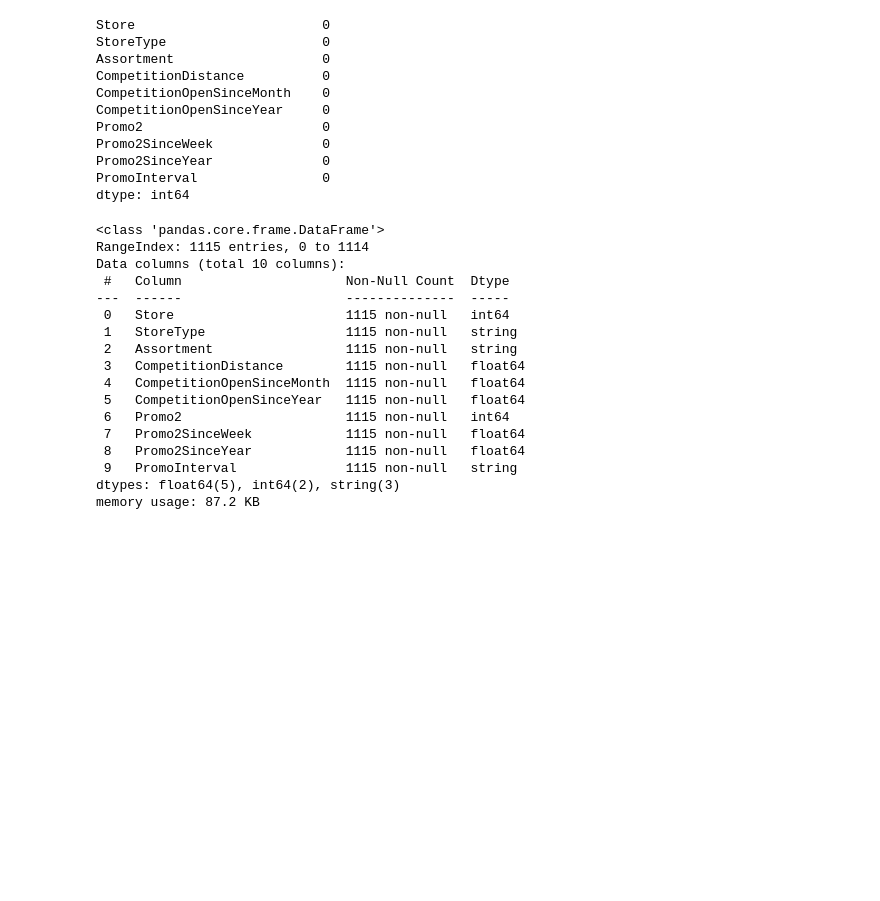
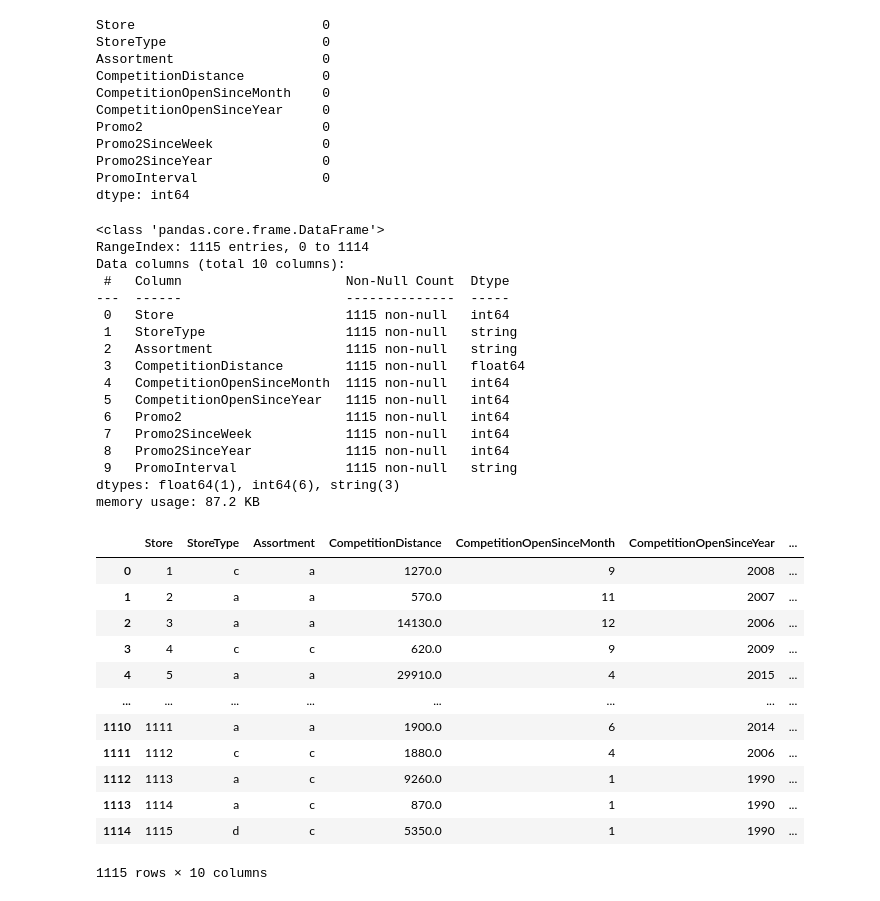
Before and after one commit to tesfayealex/Pharmaceutical-Sales-prediction, a Jupyter notebook: notebooks/EDA.ipynb, the cells around one changed output. Cells and saved outputs as stored; diff of their text form; code cells hidden in the pictures; blank space fills up the shorter version.

```diff
--- a/notebooks/EDA.ipynb
+++ b/notebooks/EDA.ipynb
@@ -117,9 +114,7 @@ Promo2SinceYear              0
 PromoInterval                0
 dtype: int64
 # %%
-store_df = cleaner.fix_datatypes(store_df,['PromoInterval'])
-store_df = cleaner.fix_datatypes(store_df,['StoreType'])
-store_df = cleaner.fix_datatypes(store_df,['Assortment'])
+store_df = cleaner.fix_datatypes(store_df)
 store_df.info()
 # %% [output]
 <class 'pandas.core.frame.DataFrame'>
@@ -131,11 +126,28 @@ Data columns (total 10 columns):
  1   StoreType                  1115 non-null   string
  2   Assortment                 1115 non-null   string
  3   CompetitionDistance        1115 non-null   float64
- 4   CompetitionOpenSinceMonth  1115 non-null   float64
- 5   CompetitionOpenSinceYear   1115 non-null   float64
+ 4   CompetitionOpenSinceMonth  1115 non-null   int64
+ 5   CompetitionOpenSinceYear   1115 non-null   int64
  6   Promo2                     1115 non-null   int64
- 7   Promo2SinceWeek            1115 non-null   float64
- 8   Promo2SinceYear            1115 non-null   float64
+ 7   Promo2SinceWeek            1115 non-null   int64
+ 8   Promo2SinceYear            1115 non-null   int64
  9   PromoInterval              1115 non-null   string
-dtypes: float64(5), int64(2), string(3)
+dtypes: float64(1), int64(6), string(3)
 memory usage: 87.2 KB
+# %%
+store_df = cleaner.drop_duplicates(store_df)
+store_df
+# %% [output]
+|  | Store | StoreType | Assortment | CompetitionDistance | CompetitionOpenSinceMonth | CompetitionOpenSinceYear | ... |
+| 0 | 1 | c | a | 1270.0 | 9 | 2008 | ... |
+| 1 | 2 | a | a | 570.0 | 11 | 2007 | ... |
+| 2 | 3 | a | a | 14130.0 | 12 | 2006 | ... |
+| 3 | 4 | c | c | 620.0 | 9 | 2009 | ... |
+| 4 | 5 | a | a | 29910.0 | 4 | 2015 | ... |
+| ... | ... | ... | ... | ... | ... | ... | ... |
+| 1110 | 1111 | a | a | 1900.0 | 6 | 2014 | ... |
+| 1111 | 1112 | c | c | 1880.0 | 4 | 2006 | ... |
+| 1112 | 1113 | a | c | 9260.0 | 1 | 1990 | ... |
+| 1113 | 1114 | a | c | 870.0 | 1 | 1990 | ... |
+| 1114 | 1115 | d | c | 5350.0 | 1 | 1990 | ... |
+1115 rows × 10 columns
```
Also changed, not shown: parts of 10 cells of this notebook, 1 other file.
